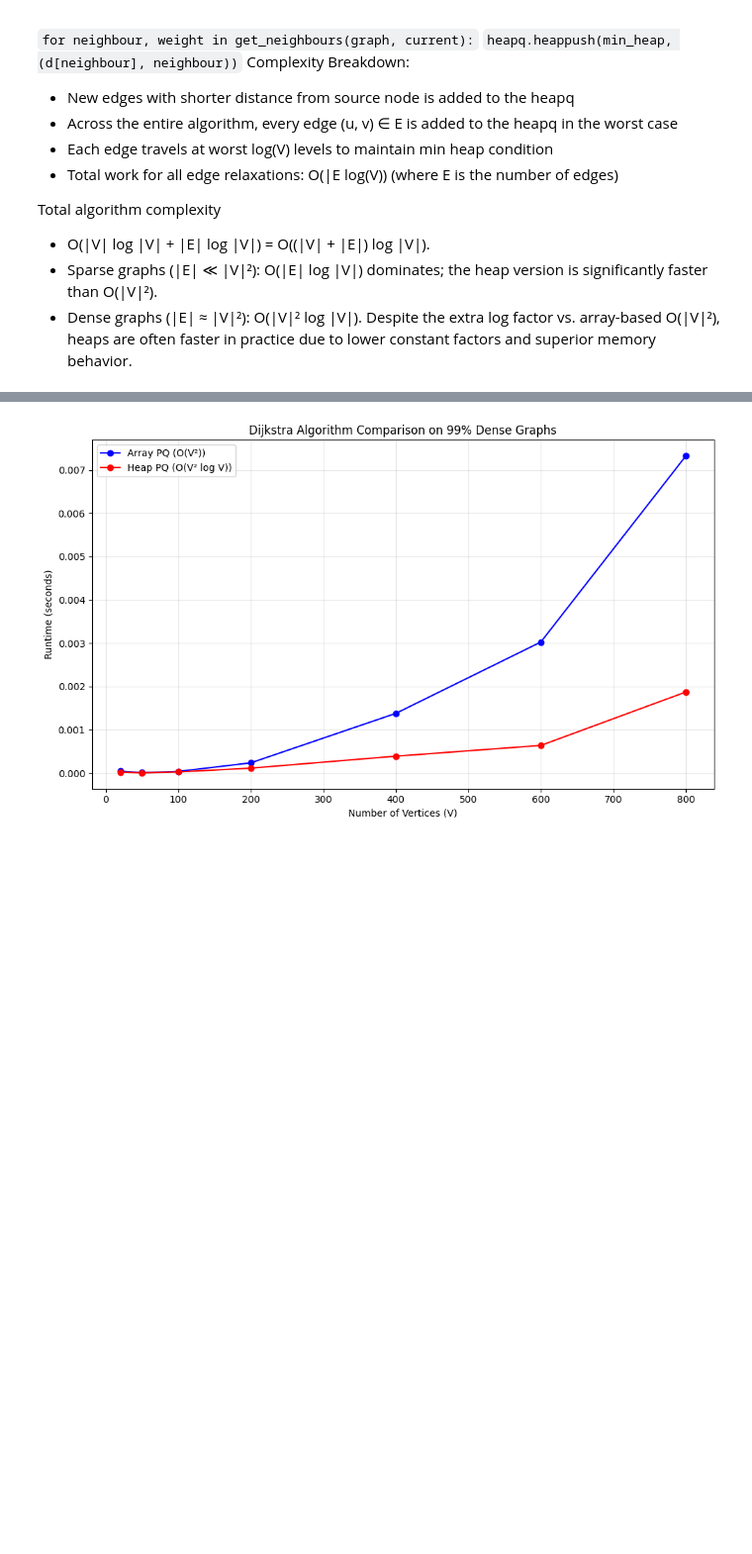
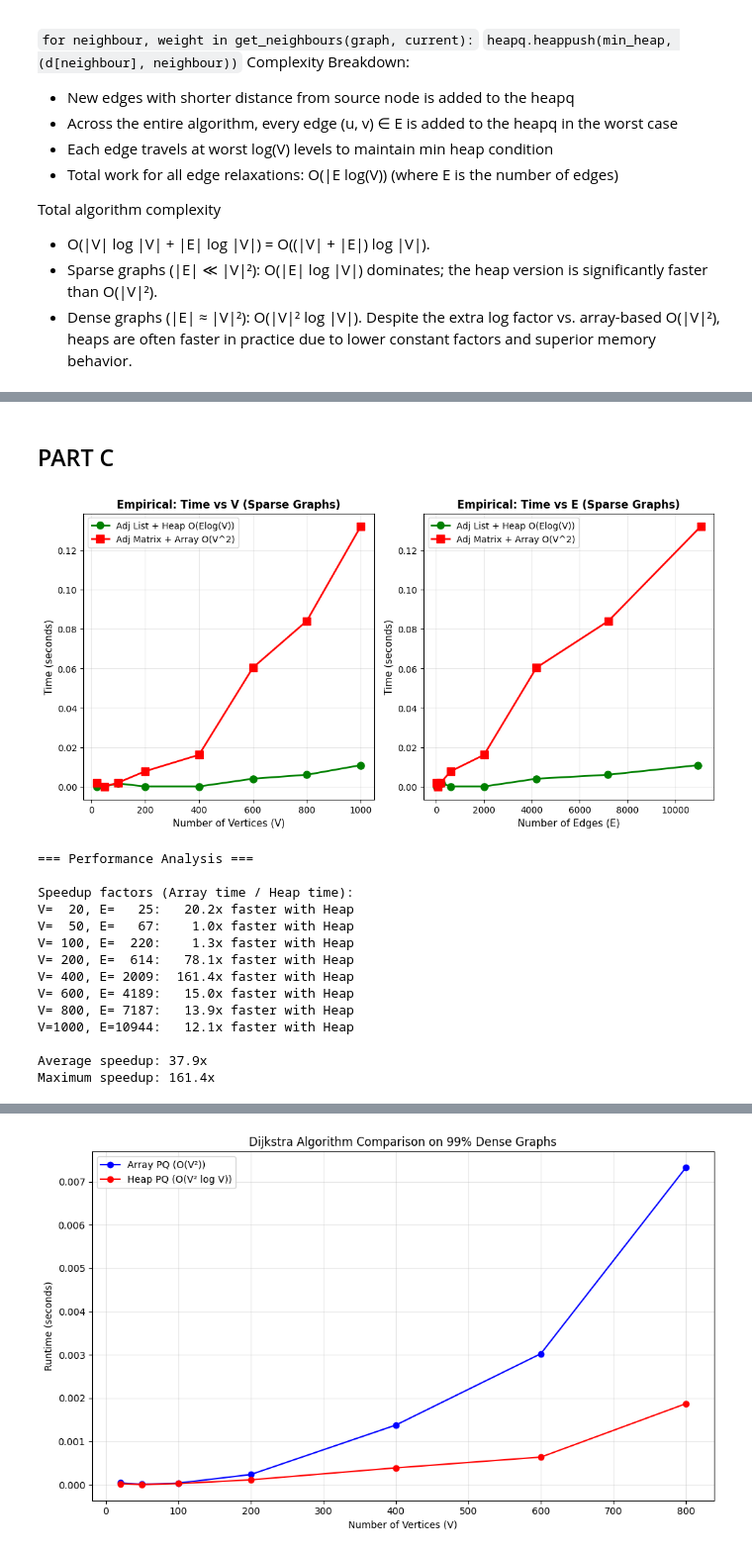
Before and after one commit to UnpretentiousCoder/Algo_design_and_analysis, a Jupyter notebook: lab2.ipynb, the cells around one changed output, grey strips where cells are left out. Shown at 99% size. Cells and saved outputs as stored; diff of their text form; code cells hidden in the pictures; blank space fills up the shorter version.

```diff
--- a/lab2.ipynb
+++ b/lab2.ipynb
@@ -577,0 +576,75 @@ plt.show()
+# %% [markdown]
+## PART C ##
+# %%
+import matplotlib.pyplot as plt
+import numpy as np
+
+# Your sparse graph data
+heap_data = time_taken_result_for_sparse_heap
+
+array_data = time_taken_result_for_sparse
+
+# Extract data
+V_heap = [item[0][0] for item in heap_data]
+E_heap = [item[0][1] for item in heap_data]
+time_heap = [float(item[1]) for item in heap_data]
+
+V_array = [item[0][0] for item in array_data]
+E_array = [item[0][1] for item in array_data]
+time_array = [float(item[1]) for item in array_data]
+
+# Replace zeros with small value for visibility
+time_heap = [max(t, 0.0001) for t in time_heap]
+time_array = [max(t, 0.0001) for t in time_array]
+
+# Create comprehensive figure
+fig = plt.figure(figsize=(16, 10))
+
+# Plot 1: Empirical Time vs Vertices
+ax1 = plt.subplot(2, 3, 1)
+plt.plot(V_heap, time_heap, 'g-o', linewidth=2, markersize=8, label='Adj List + Heap O(Elog(V))')
+plt.plot(V_array, time_array, 'r-s', linewidth=2, markersize=8, label='Adj Matrix + Array O(V^2)')
+plt.xlabel('Number of Vertices (V)', fontsize=11)
+plt.ylabel('Time (seconds)', fontsize=11)
+plt.title('Empirical: Time vs V (Sparse Graphs)', fontsize=12, fontweight='bold')
+plt.legend()
+plt.grid(True, alpha=0.3)
+
+# Plot 2: Empirical Time vs Edges
+ax2 = plt.subplot(2, 3, 2)
+plt.plot(E_heap, time_heap, 'g-o', linewidth=2, markersize=8, label='Adj List + Heap O(Elog(V))' )
+plt.plot(E_array, time_array, 'r-s', linewidth=2, markersize=8, label='Adj Matrix + Array O(V^2)')
+plt.xlabel('Number of Edges (E)', fontsize=11)
+plt.ylabel('Time (seconds)', fontsize=11)
+plt.title('Empirical: Time vs E (Sparse Graphs)', fontsize=12, fontweight='bold')
+plt.legend()
+plt.grid(True, alpha=0.3)
+
+
+plt.tight_layout()
+plt.show()
+
+# Print statistics
+print("\n=== Performance Analysis ===")
+print("\nSpeedup factors (Array time / Heap time):")
+for i in range(len(V_heap)):
+    print(f"V={V_heap[i]:4d}, E={E_heap[i]:5d}: {speedup[i]:6.1f}x faster with Heap")
+
+print(f"\nAverage speedup: {np.mean(speedup):.1f}x")
+print(f"Maximum speedup: {np.max(speedup):.1f}x")
+# %% [output]
+[figure, added]
+=== Performance Analysis ===
+
+Speedup factors (Array time / Heap time):
+V=  20, E=   25:   20.2x faster with Heap
+V=  50, E=   67:    1.0x faster with Heap
+V= 100, E=  220:    1.3x faster with Heap
+V= 200, E=  614:   78.1x faster with Heap
+V= 400, E= 2009:  161.4x faster with Heap
+V= 600, E= 4189:   15.0x faster with Heap
+V= 800, E= 7187:   13.9x faster with Heap
+V=1000, E=10944:   12.1x faster with Heap
+
+Average speedup: 37.9x
+Maximum speedup: 161.4x
```
Also changed, not shown: parts of 17 cells of this notebook.
